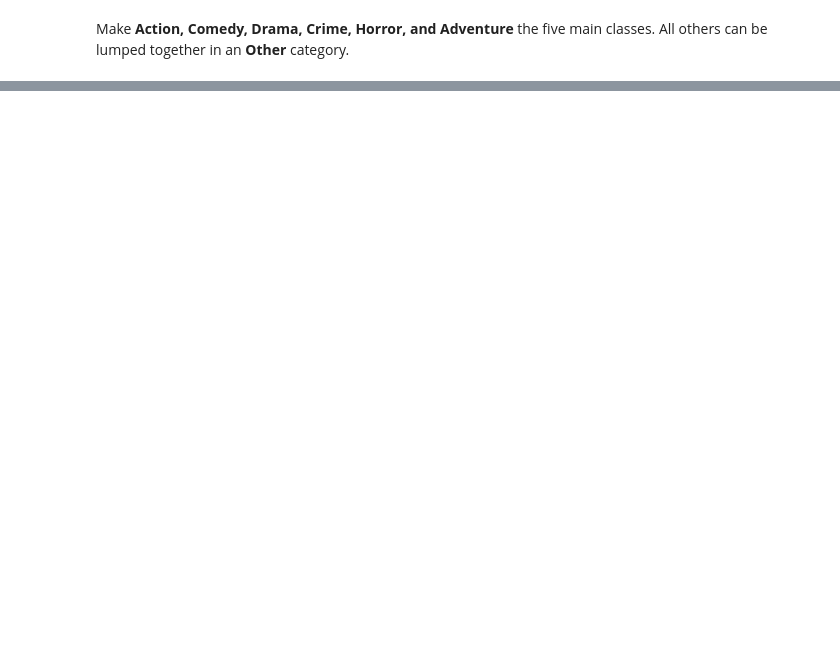
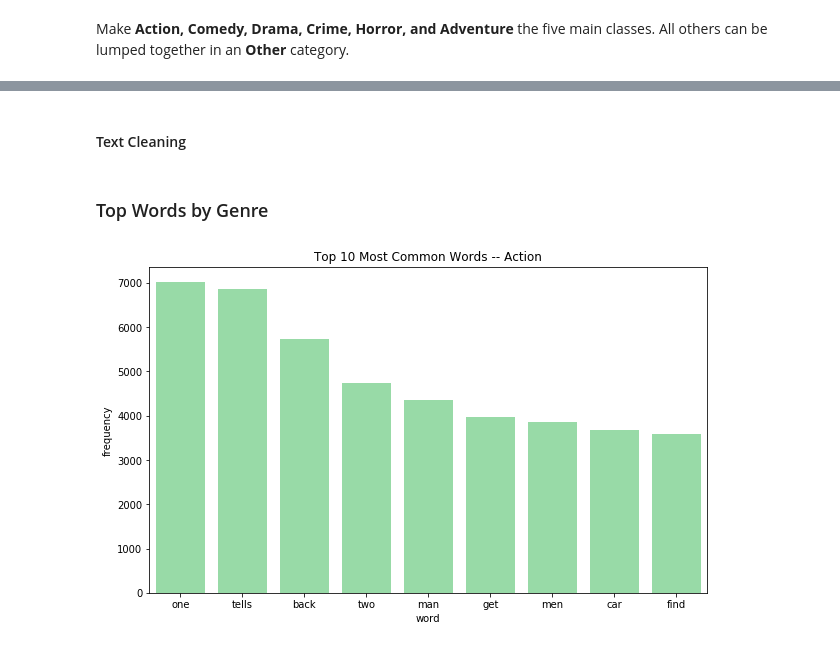
Before and after one commit to itooley/MLProject_426, a Jupyter notebook: project_code.ipynb, the cells around one changed output, grey strips where cells are left out. Cells and saved outputs as stored; diff of their text form; code cells hidden in the pictures; blank space fills up the shorter version.

```diff
--- a/project_code.ipynb
+++ b/project_code.ipynb
@@ -128,5 +84,9 @@ movies.replace(to_replace = '\\N', value = np.nan, inplace = True)
 movies['runtimeMinutes'] = pd.to_numeric(movies['runtimeMinutes'])
 movies['runtimeMinutes'].fillna(movies['runtimeMinutes'].mean(), inplace = True)
 
-## drop remaining NAs
-movies_clean = movies.dropna()
+## drop remaining NAs and any duplicate movies/plots
+movies_clean = movies.dropna().drop_duplicates(['primaryTitle', 'plot_synopsis'])
+
+## reformat
+movies_clean.reset_index(drop = True, inplace = True)
+movies_clean.head()
@@ -179,0 +137,6 @@ Name: genre, dtype: int64
+# %%
+## keep only movies of the three genres of interest
+movies_keep = movies_clean[(movies_clean['genre'] == 'Action') |
+                           (movies_clean['genre'] == 'Comedy') |
+                           (movies_clean['genre'] == 'Horror')]
+movies_keep.head()
@@ -210,0 +167,2 @@ movies_clean.head(10)
+# %% [markdown]
+#### Text Cleaning
@@ -210,0 +200,23 @@ movies_clean.head(10)
+# %% [markdown]
+### Top Words by Genre
+# %%
+## clean synopses for movies in all the individual genres, use this to determine the top words in each genre
+cleaned_action = movies_keep[movies_keep['genre'] == 'Action']['plot_synopsis'].apply(lambda x: clean_text(x))
+cleaned_comedy = movies_keep[movies_keep['genre'] == 'Comedy']['plot_synopsis'].apply(lambda x: clean_text(x))
+cleaned_horror = movies_keep[movies_keep['genre'] == 'Horror']['plot_synopsis'].apply(lambda x: clean_text(x))
+# %%
+cnt = CountVectorizer(min_df=0.05)
+wrd_freq = cnt.fit_transform(cleaned_action)
+freq_df_action = pd.DataFrame(wrd_freq.toarray(), columns=cnt.get_feature_names())
+top_action = freq_df_action.sum(axis=0).sort_values(ascending=False).reset_index()
+
+f, ax = plt.subplots(figsize=(10, 6))
+sns.set_color_codes("pastel")
+sns.barplot(x=top_action.iloc[0:9,0], y=top_action.iloc[0:9,1],
+            label="Total", color="g")
+ax.set(ylabel="frequency",
+       xlabel="word",
+       title="Top 10 Most Common Words -- Action")
+f.show()
+# %% [output]
+[figure, added]
```
Also changed, not shown: parts of 46 cells of this notebook, 1 other file.
